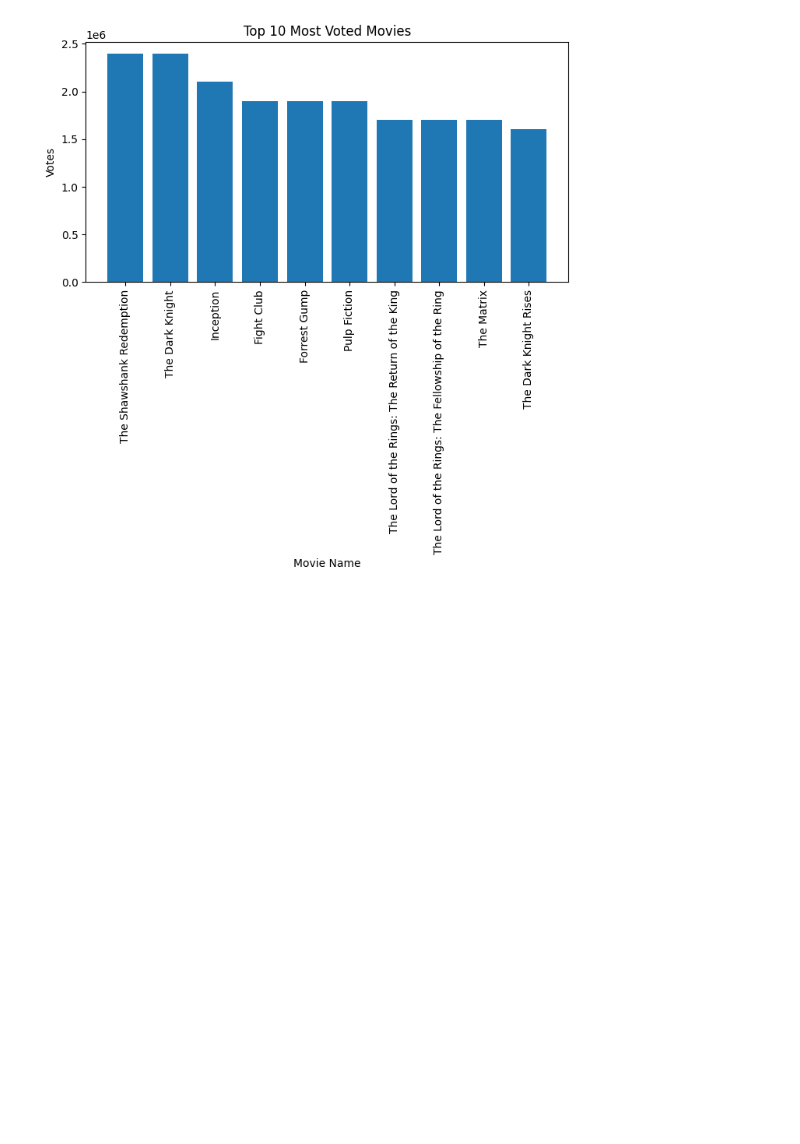
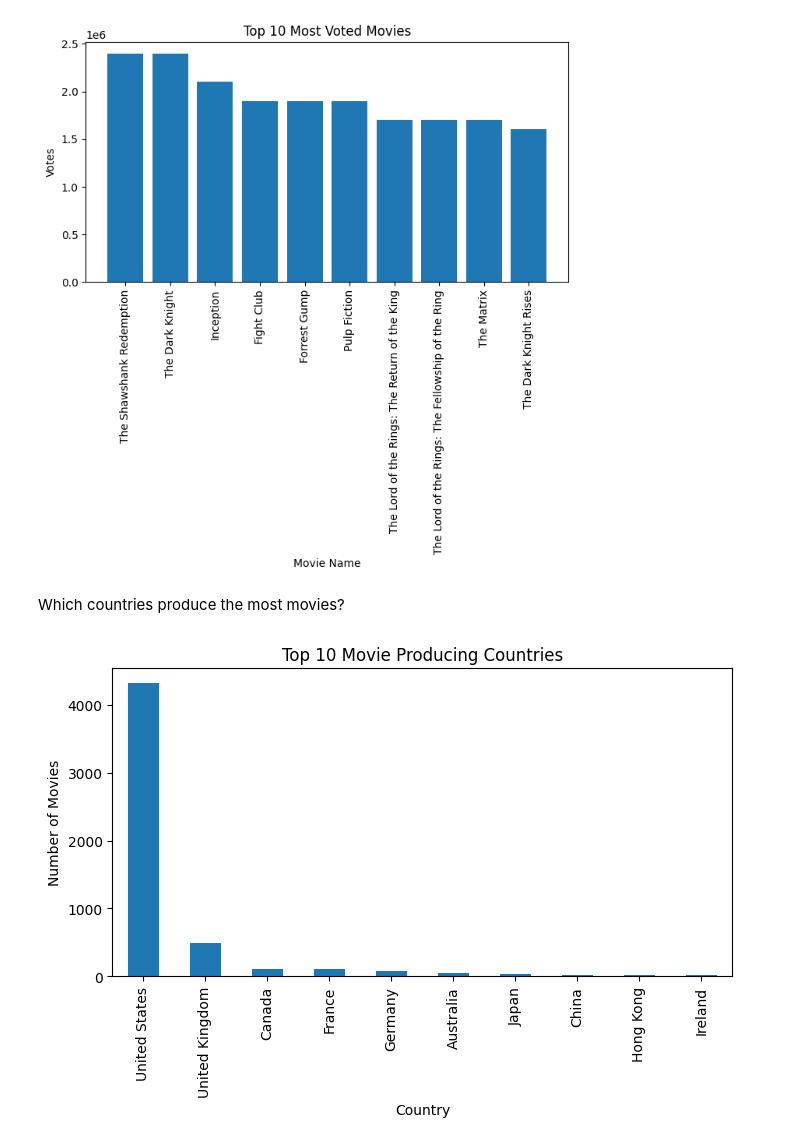
Before and after one commit to soniya-builds/Data-Analysis-Projects, a Jupyter notebook: Data Analysis With Python/Movie Industry Analysis/movies.ipynb, the cells around one changed output. Cells and saved outputs as stored; diff of their text form; code cells hidden in the pictures; blank space fills up the shorter version.

```diff
--- a/Data Analysis With Python/Movie Industry Analysis/movies.ipynb
+++ b/Data Analysis With Python/Movie Industry Analysis/movies.ipynb
@@ -229,3 +229,16 @@ plt.xticks(rotation=90)
 plt.show()
 # %% [output]
 [figure]
+# %% [markdown]
+Which countries produce the most movies?
+# %%
+top_countries = df['country'].value_counts().head(10)
+
+plt.figure(figsize=(8,4))
+top_countries.plot(kind='bar')
+plt.title("Top 10 Movie Producing Countries")
+plt.xlabel("Country")
+plt.ylabel("Number of Movies")
+plt.show()
+# %% [output]
+[figure, added]
```
